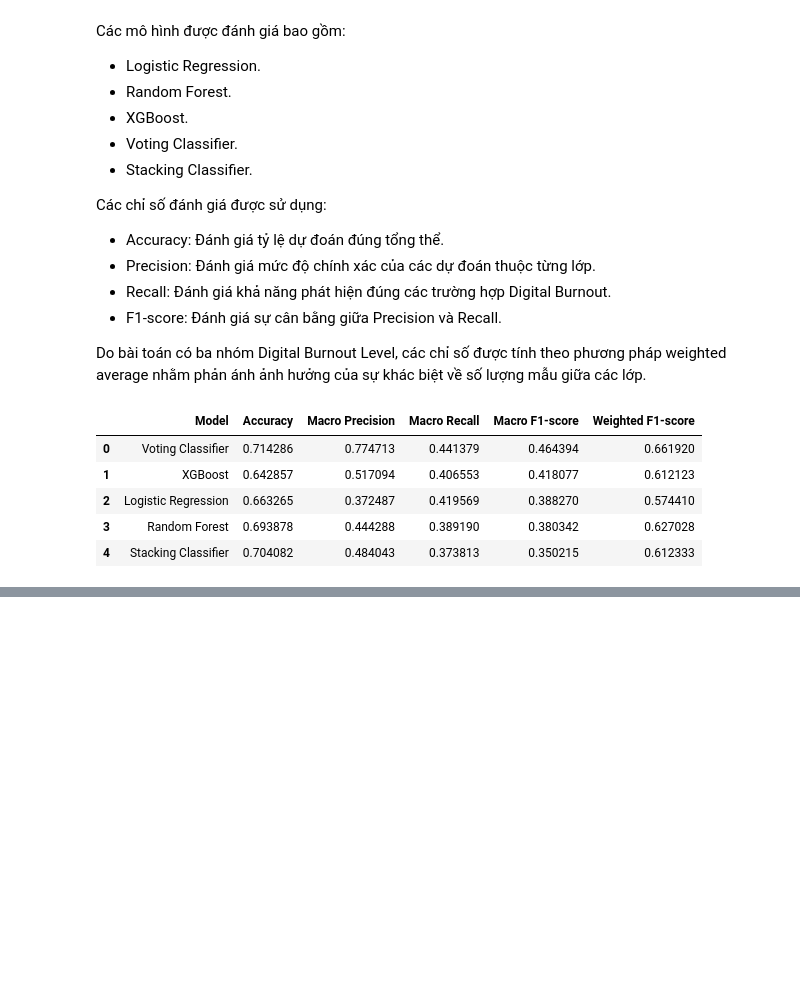
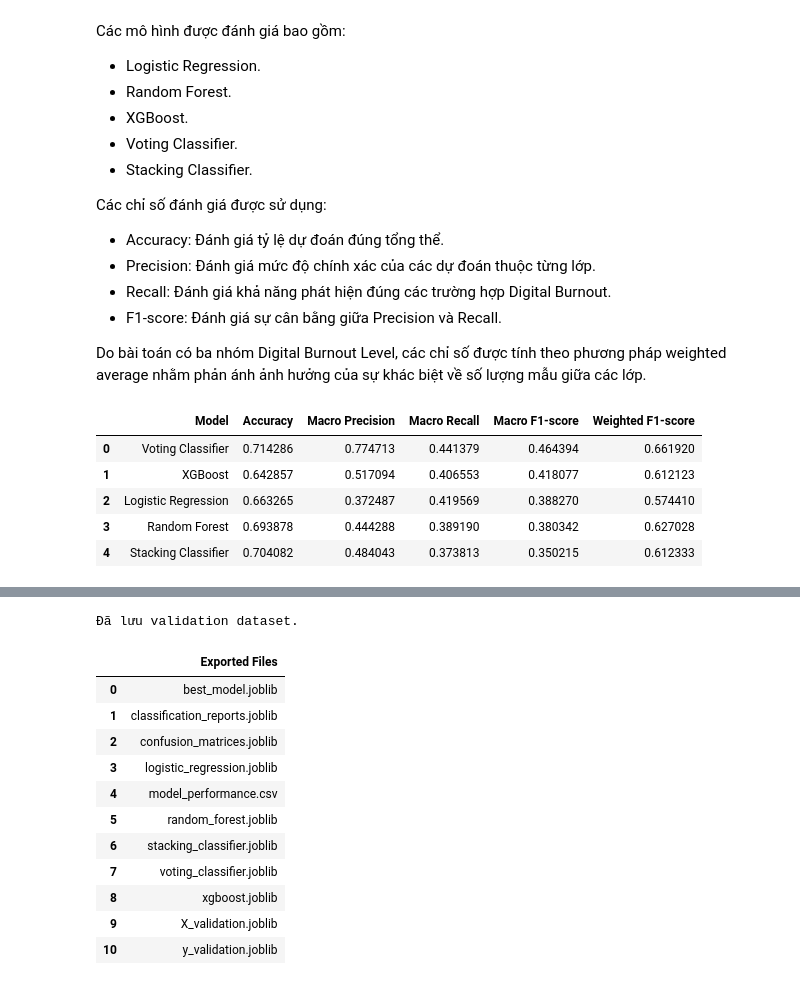
Before and after one commit to NguynnThah/DA016, a Jupyter notebook: notebooks/vietnam_dataset/05_modeling.ipynb, the cells around one changed output, grey strips where cells are left out. Saved outputs shown, nothing was run; the diff lists cells and outputs as text; code cells hidden in the pictures; blank space fills up the shorter version.

```diff
--- a/notebooks/vietnam_dataset/05_modeling.ipynb
+++ b/notebooks/vietnam_dataset/05_modeling.ipynb
@@ -1267,0 +1508,14 @@ display(
+# %%
+# Đường dẫn tương đối lưu model
+model_output_path = "../../models/vietnam_dataset"
+
+# Tạo folder nếu chưa tồn tại
+
+os.makedirs(
+    model_output_path,
+    exist_ok=True
+)
+
+print(
+    f"Model output directory: {model_output_path}"
+)
@@ -1267,0 +1731,56 @@ display(
+# %%
+# Lưu X validation
+
+joblib.dump(
+    X_validation,
+    os.path.join(
+        model_output_path,
+        "X_validation.joblib"
+    )
+)
+
+
+# Lưu y validation
+
+joblib.dump(
+    y_validation,
+    os.path.join(
+        model_output_path,
+        "y_validation.joblib"
+    )
+)
+
+print(
+    "Đã lưu validation dataset."
+)
+# %% [output]
+Đã lưu validation dataset.
+# %%
+# Kiểm tra toàn bộ file output
+
+exported_files = os.listdir(
+    model_output_path
+)
+
+export_table = pd.DataFrame(
+    {
+        "Exported Files": exported_files
+    }
+)
+
+display(
+    export_table
+)
+# %% [output]
+|  | Exported Files |
+| 0 | best_model.joblib |
+| 1 | classification_reports.joblib |
+| 2 | confusion_matrices.joblib |
+| 3 | logistic_regression.joblib |
+| 4 | model_performance.csv |
+| 5 | random_forest.joblib |
+| 6 | stacking_classifier.joblib |
+| 7 | voting_classifier.joblib |
+| 8 | xgboost.joblib |
+| 9 | X_validation.joblib |
+| 10 | y_validation.joblib |
```
Also changed, not shown: parts of 22 cells of this notebook.
